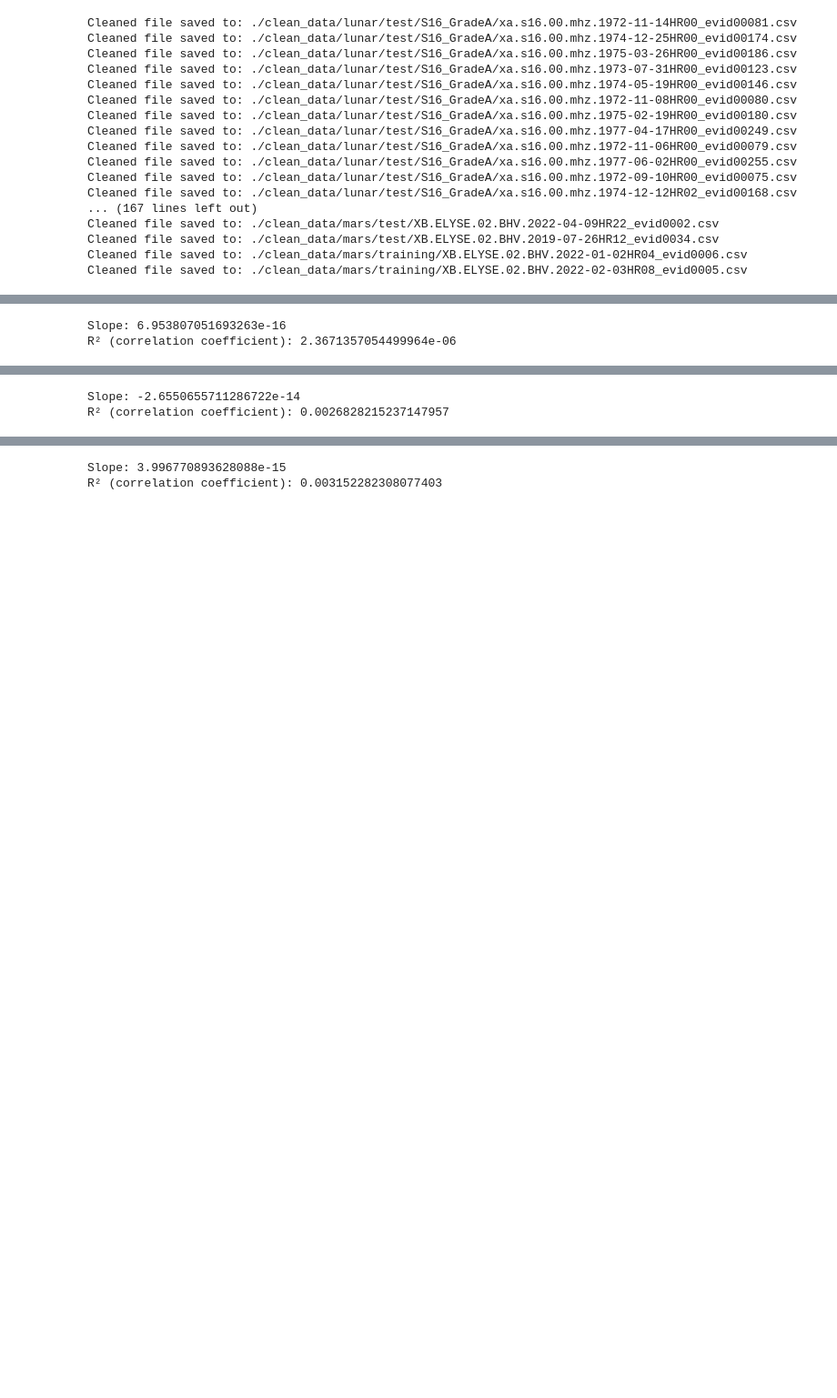
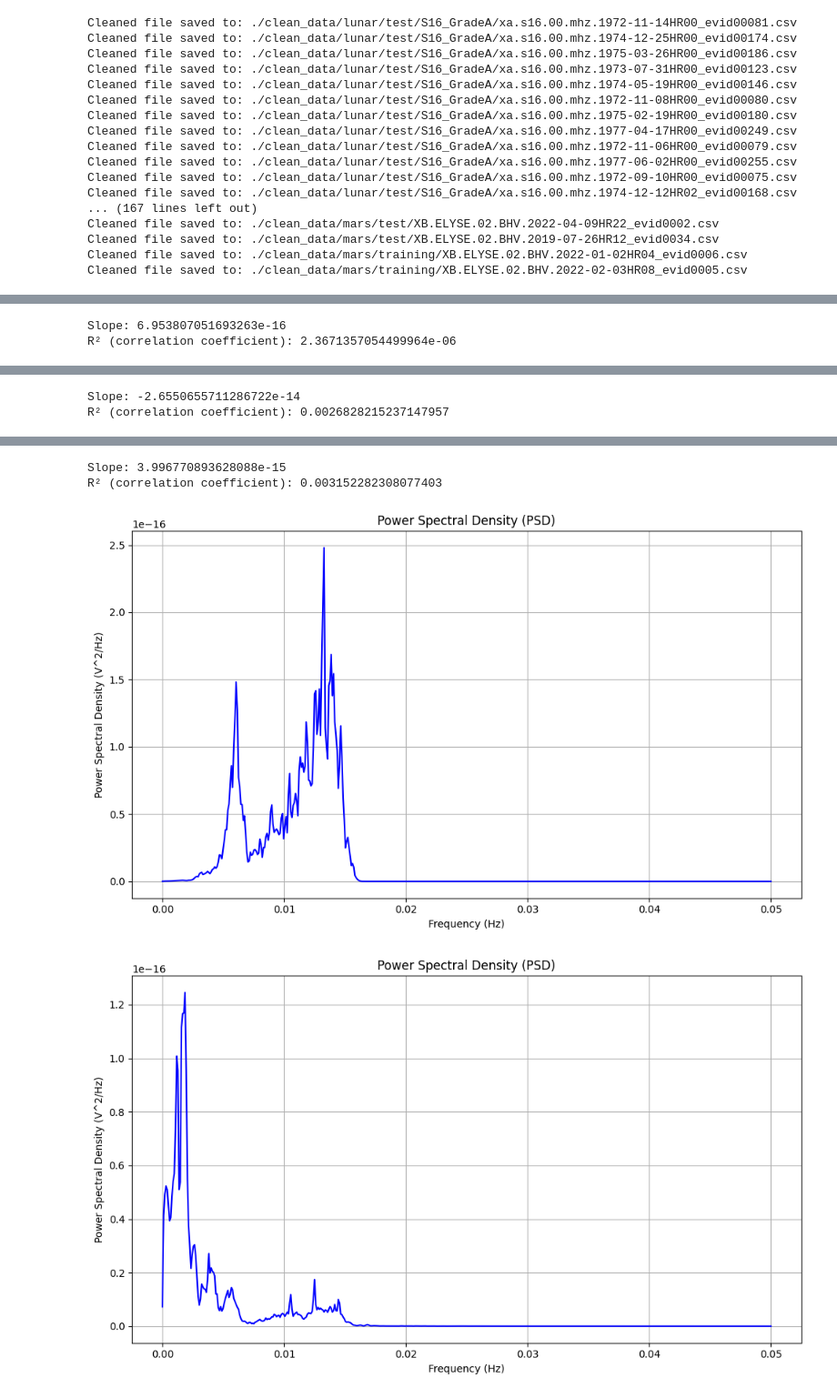
Before and after one commit to 0xknxwledge/NASA, a Jupyter notebook: NASA.ipynb, the cells around one changed output, grey strips where cells are left out. Shown at 91% size. Saved outputs shown, nothing was run; the diff lists cells and outputs as text; code cells hidden in the pictures; blank space fills up the shorter version.

```diff
--- a/NASA.ipynb
+++ b/NASA.ipynb
@@ -384,7 +384,7 @@ is_seismic('sliced4.csv')
 
 from scipy.signal import welch
 
-def csv_to_psd(input_csv, column_name='velocity(m/s)', fs=1.0, nperseg=1024):
+def csv_to_psd(input_csv, column_name='velocity(m/s)', fs=0.1, nperseg=1024):
     """
     Convert data from a CSV file to a Power Spectral Density (PSD) plot.
 
@@ -401,34 +401,36 @@ def csv_to_psd(input_csv, column_name='velocity(m/s)', fs=1.0, nperseg=1024):
     if column_name not in df.columns:
         raise ValueError(f"Column '{column_name}' not found in CSV file.")
     data = df[column_name].values
 
     # Compute the Power Spectral Density using Welch's method
     frequencies, psd = welch(data, fs=fs, nperseg=nperseg)
 
     # Plot the PSD
     plt.figure(figsize=(10, 6))
     plt.plot(frequencies, psd, color='b')
     plt.xlabel('Frequency (Hz)')
     plt.ylabel('Power Spectral Density (V^2/Hz)')
     plt.title('Power Spectral Density (PSD)')
     plt.grid(True)
     plt.tight_layout()
     plt.show()
 
-# csv_to_psd('sliced.csv')
-# csv_to_psd('sliced2.csv')
-# csv_to_psd('sliced3.csv')
-# csv_to_psd('sliced4.csv')
+csv_to_psd('sliced.csv')
+csv_to_psd('sliced2.csv')
+csv_to_psd('sliced3.csv')
+csv_to_psd('sliced4.csv')
 # %% [output]
 [figure]
 Slope: -3.233525774394476e-13
 R² (correlation coefficient): 0.2111443354601028
 [figure]
 Slope: 6.953807051693263e-16
 R² (correlation coefficient): 2.3671357054499964e-06
 [figure]
 Slope: -2.6550655711286722e-14
 R² (correlation coefficient): 0.0026828215237147957
 [figure]
 Slope: 3.996770893628088e-15
 R² (correlation coefficient): 0.003152282308077403
+[figure, added]
+[figure, added]
```
Also changed, not shown: parts of 5 cells of this notebook, 2 other files.
